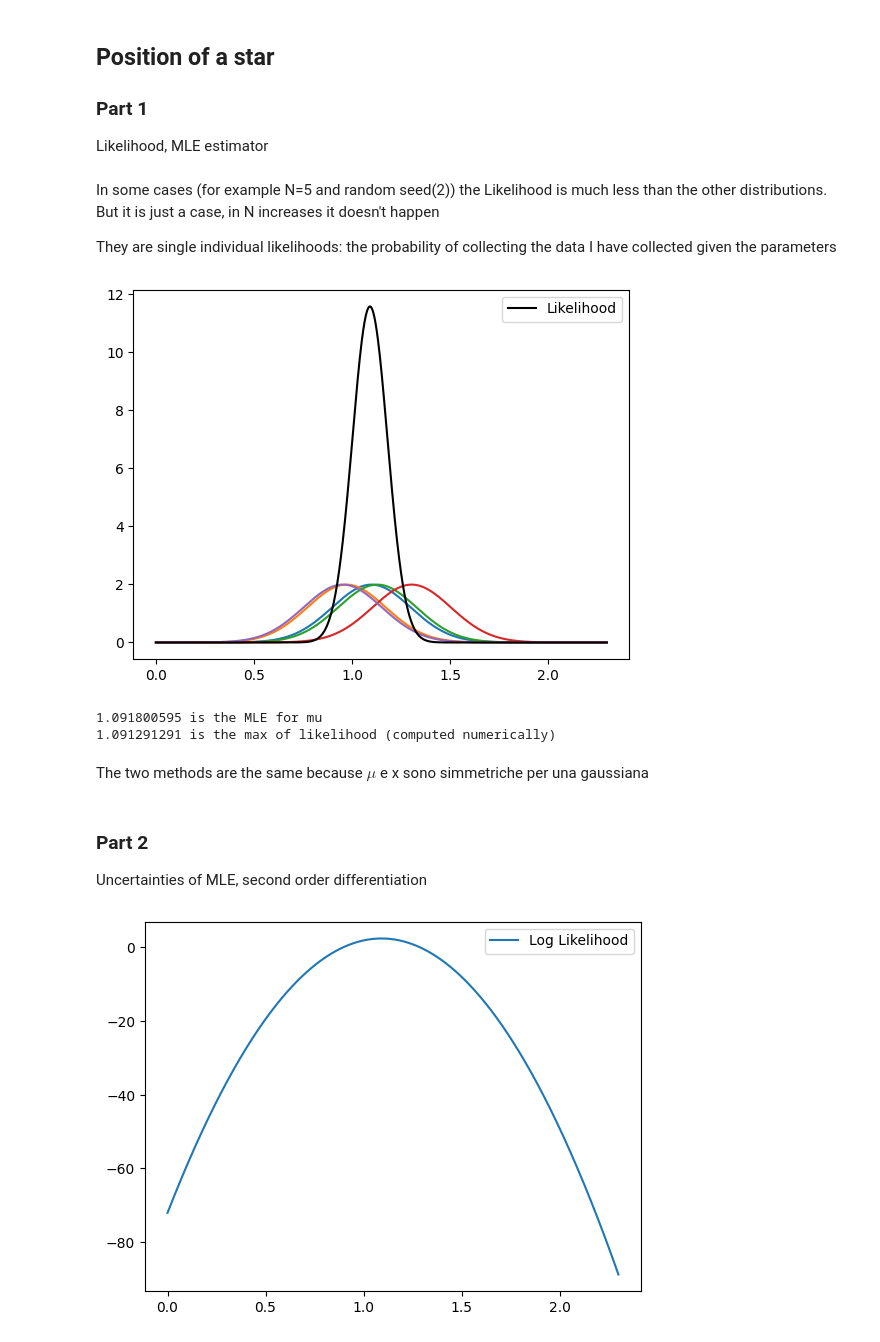
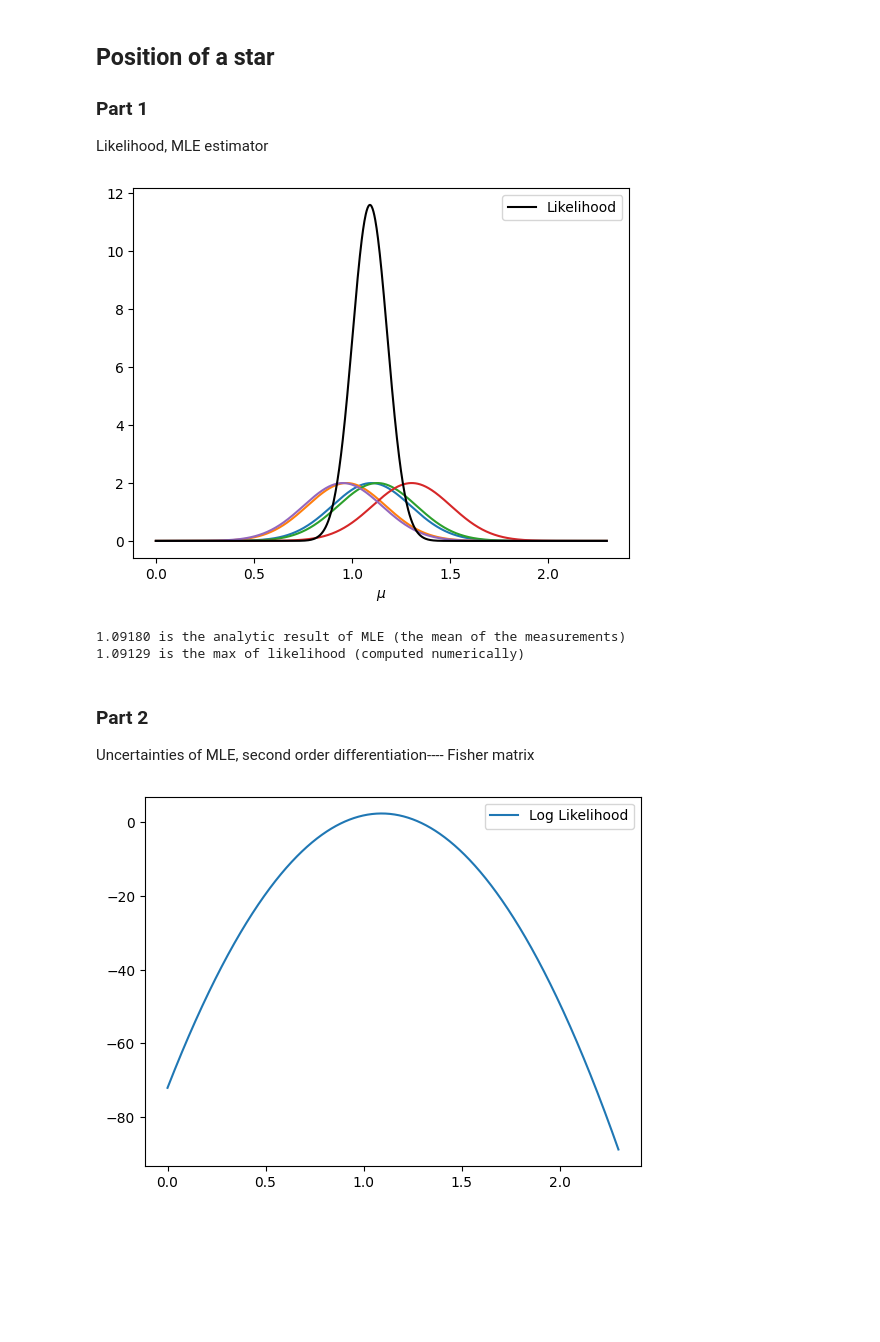
Before and after one commit to Sofiadossena/astrostatistics_bicocca_2025, a Jupyter notebook: working/05_PositionOfStars.ipynb, the cells around one changed output. Cells and saved outputs as stored; diff of their text form; code cells hidden in the pictures; blank space fills up the shorter version.

```diff
--- a/working/05_PositionOfStars.ipynb
+++ b/working/05_PositionOfStars.ipynb
@@ -9,51 +9,45 @@ import matplotlib.pyplot as plt
 import random
 from random import sample
 import scipy.stats
-# %% [markdown]
-In some cases (for example N=5 and random seed(2)) the Likelihood is much less than the other distributions. But it is just a case, in N increases it doesn't happen
-
-
-They are single individual likelihoods: the probability of collecting the data I have collected given the parameters
 # %%
 N=5      #number of measurements
 
 #the underlying process is Gaussian
 mu=1
 sigma=0.2
 
 np.random.seed(42)
 gauss = scipy.stats.norm(loc=mu,scale=sigma)
 sample=gauss.rvs(N)                                 #N samples drawn from the Gaussian distribution
 
 x_plot=np.linspace(0,2.3,1000)
 
 L=1
 
 for i in sample:
     distrib=scipy.stats.norm(i,sigma)               #different gaussian centered in the measurements
     plt.plot(x_plot,distrib.pdf(x_plot))
     L*=distrib.pdf(x_plot)
 
 
 plt.plot(x_plot,L, label="Likelihood", color='black')
+plt.xlabel(r"$\mu$")
 plt.legend()
 plt.show()
 # %% [output]
-[figure, old version]
+[figure, new version]
 # %%
 max_like=max(L) #maximum likelihood
 max_index=np.where(L==max_like) #index of maximum
 max_L=x_plot[max_index] #x of maximum
 
 
-print("%0.9f" % np.mean(sample), "is the MLE for mu")
-print("%0.9f" % max_L[0], "is the max of likelihood (computed numerically)")
+print("%0.5f" % np.mean(sample), "is the analytic result of MLE (the mean of the measurements)")
+print("%0.5f" % max_L[0], "is the max of likelihood (computed numerically)")
 # %% [output]
-1.091800595 is the MLE for mu
-1.091291291 is the max of likelihood (computed numerically)
+1.09180 is the analytic result of MLE (the mean of the measurements)
+1.09129 is the max of likelihood (computed numerically)
-# %% [markdown]
-The two methods are the same because $\mu$ e x sono simmetriche per una gaussiana
 # %% [markdown]
 ### Part 2
-Uncertainties of MLE, second order differentiation
+Uncertainties of MLE, second order differentiation---- Fisher matrix
 # %%
```
Also changed, not shown: parts of 4 cells of this notebook.
